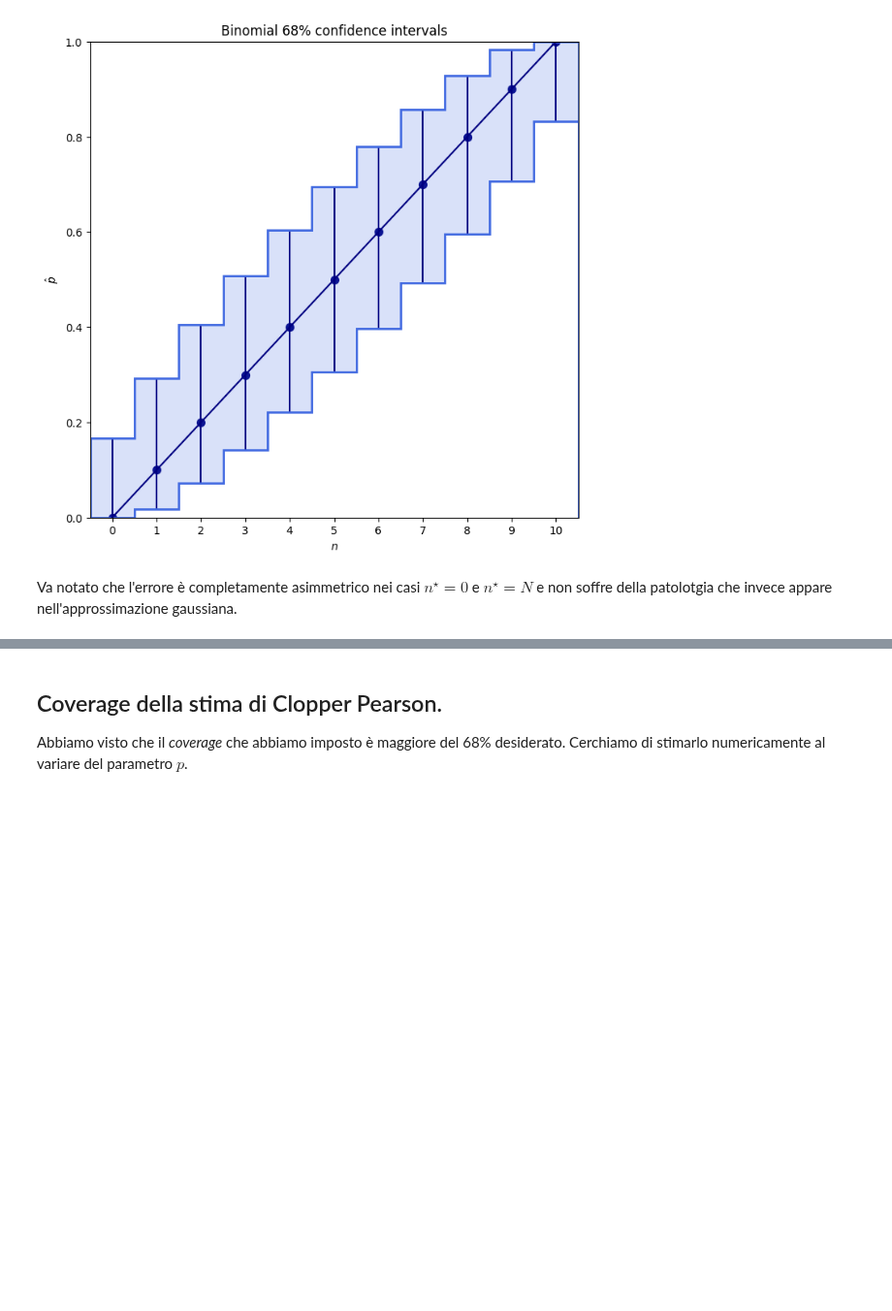
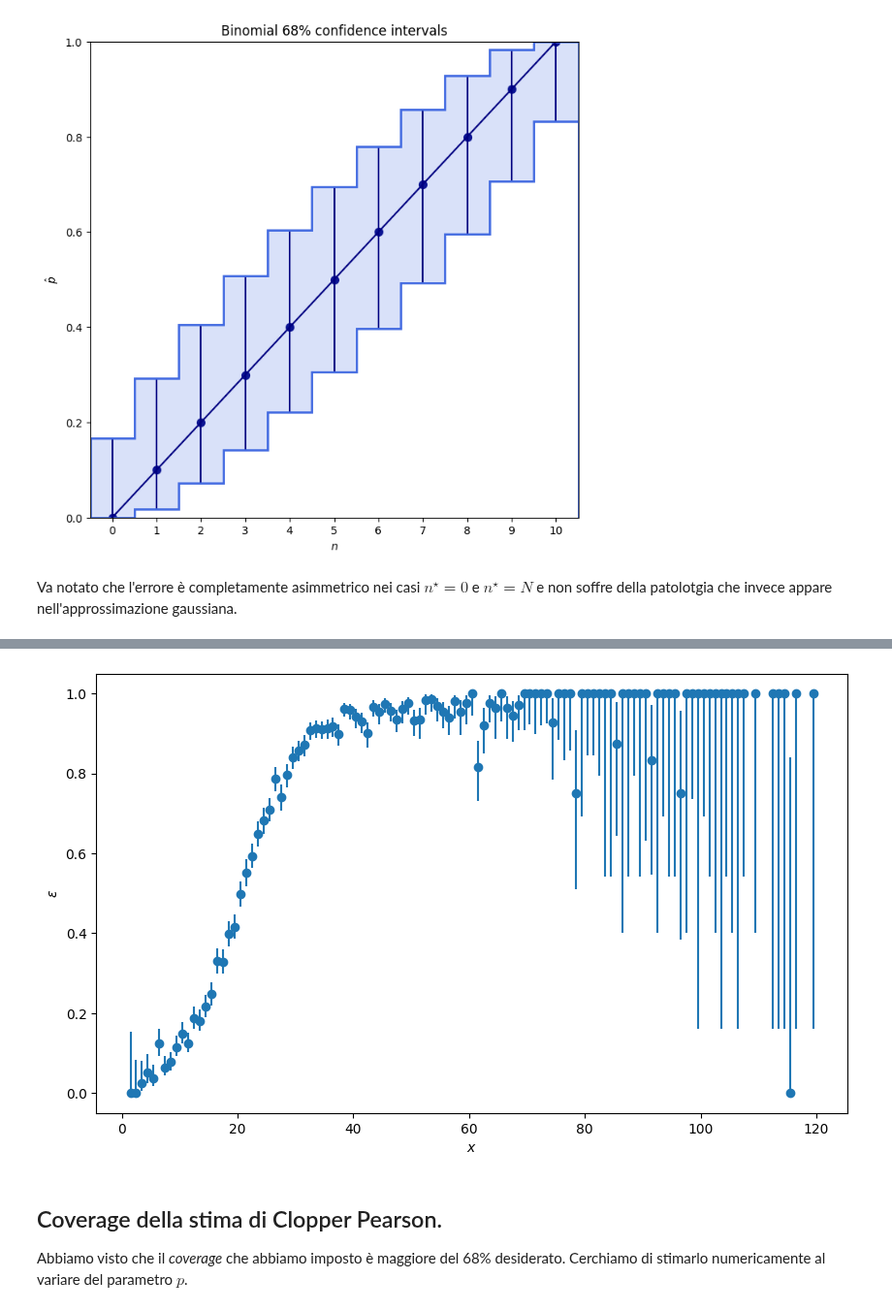
Before and after one commit to lucalista/analisi-dati-2021, a Jupyter notebook: 20.01.00__Clopper_Pearson.ipynb, the cells around one changed output, grey strips where cells are left out. Shown at 97% size. Saved outputs shown, nothing was run; the diff lists cells and outputs as text; code cells hidden in the pictures; blank space fills up the shorter version.

```diff
--- a/20.01.00__Clopper_Pearson.ipynb
+++ b/20.01.00__Clopper_Pearson.ipynb
@@ -176,3 +191,17 @@ Va notato che l'errore è completamente asimmetrico nei casi $n^\star=0$ e $n^\s
+# %%
+xs = bins_x[:-1]+0.5
+eff = np.divide(n_h, n_x, out=np.zeros_like(n_x), where=n_x!=0)
+eff_int = np.array([proportion.proportion_confint(n, N, alpha=alpha, method='beta')
+    for n, N in zip(n_h[n_x>0], n_x[n_x>0])])
+eff_err = [eff[n_x>0]-eff_int[:,0], eff_int[:,1]-eff[n_x>0]]
+# %%
+plt.figure(figsize=(10,6), dpi=100)
+plt.errorbar(xs[n_x>0], eff[n_x>0], yerr=eff_err, fmt='o')
+plt.xlabel('$x$')
+plt.ylabel(r'$\varepsilon$')
+plt.show()
+# %% [output]
+[figure, added]
 # %% [markdown]
 ## Coverage della stima di Clopper Pearson.
 
```
Also changed, not shown: parts of 3 cells of this notebook.
